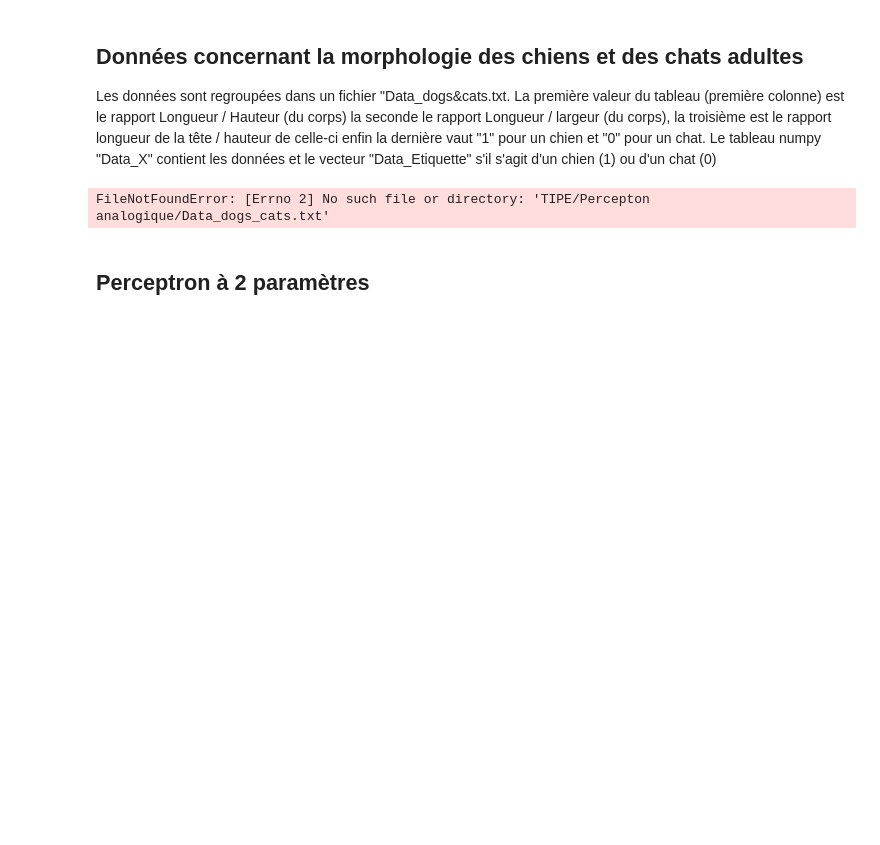
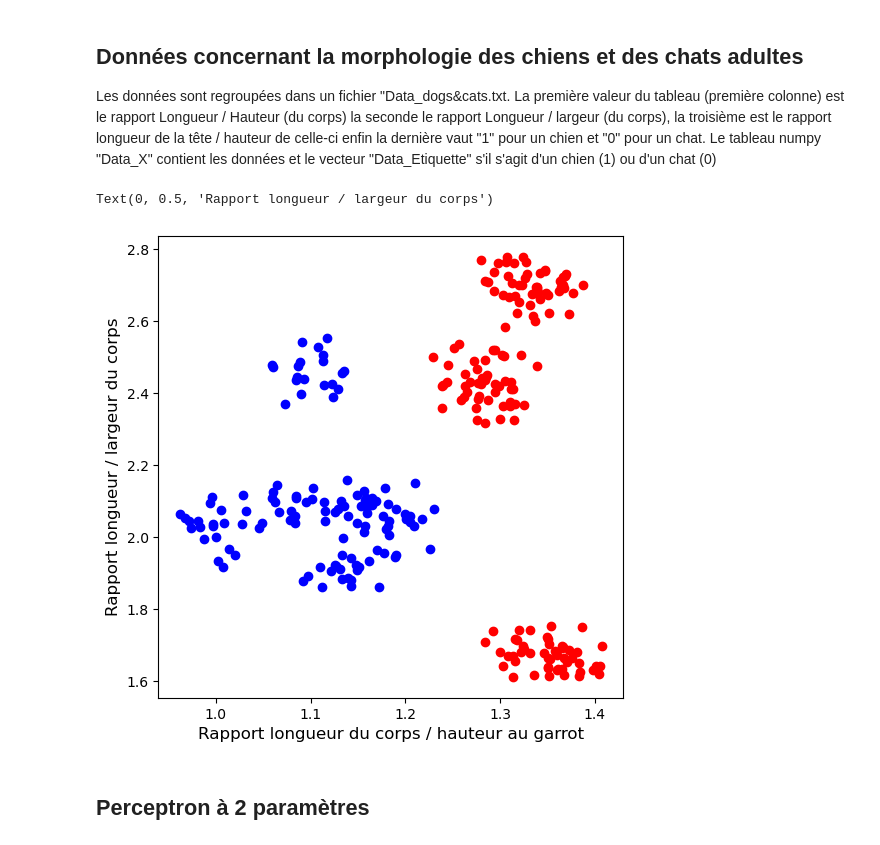
Before and after one commit to Tokumei-54/Prepa, a Jupyter notebook: TIPE/Percepton analogique/Perceptron_analogique.ipynb, the cells around one changed output. Saved outputs shown, nothing was run; the diff lists cells and outputs as text; code cells hidden in the pictures; blank space fills up the shorter version.

```diff
--- a/TIPE/Percepton analogique/Perceptron_analogique.ipynb
+++ b/TIPE/Percepton analogique/Perceptron_analogique.ipynb
@@ -10,7 +10,7 @@ Le tableau numpy "Data_X" contient les données et le vecteur "Data_Etiquette" s
 import numpy as np
 import matplotlib.pyplot as plt
 
-with open("TIPE/Percepton analogique/Data_dogs_cats.txt","r",encoding="utf8") as FichierDonnees:
+with open("/home/eleve/Dokuments/Prepa/TIPE/Percepton analogique/Data_dogs_cats.txt","r",encoding="utf8") as FichierDonnees:
     liste_a = list()
     liste_b = list()
     liste_c = list()
@@ -54,34 +54,35 @@ Data_X[1]=liste_b
 Data_X[2]=liste_c
 
 Data_chien[0]=liste_chien_a
 Data_chien[1]=liste_chien_b
 Data_chien[2]=liste_chien_c
 
 Data_chat[0]=liste_chat_a
 Data_chat[1]=liste_chat_b
 Data_chat[2]=liste_chat_c
 
 Data_X = Data_X.transpose()
 Data_chien = Data_chien.transpose()
 Data_chat = Data_chat.transpose()
 
 Data_Etiquette = np.array(liste_d)
 Data_Etiquette = np.where(Data_Etiquette==0, -1 ,Data_Etiquette) # remplacement des 0 par des -1 pour les chats...
 
 test = Data_X[0:50,0:2]
 test2 = Data_Etiquette[0:50]
 
 plt.rcParams['figure.figsize'] = [6, 6]
 
 plt.scatter(Data_chien[:,0], Data_chien[:,1], c='b')
 plt.scatter(Data_chat[:,0], Data_chat[:,1], c='r')
 
 
 #plt.title('Données morphologiques sur des chiens et des chats', fontsize=12)
 plt.xlabel("Rapport longueur du corps / hauteur au garrot", fontsize=12)
 plt.ylabel('Rapport longueur / largeur du corps', fontsize=12)
 # %% [output]
-FileNotFoundError: [Errno 2] No such file or directory: 'TIPE/Percepton analogique/Data_dogs_cats.txt'
+Text(0, 0.5, 'Rapport longueur / largeur du corps')
+[figure, added]
 # %% [markdown]
 ## Perceptron à 2 paramètres
 # %%
```
Also changed, not shown: parts of 2 cells of this notebook, 2 other files.
